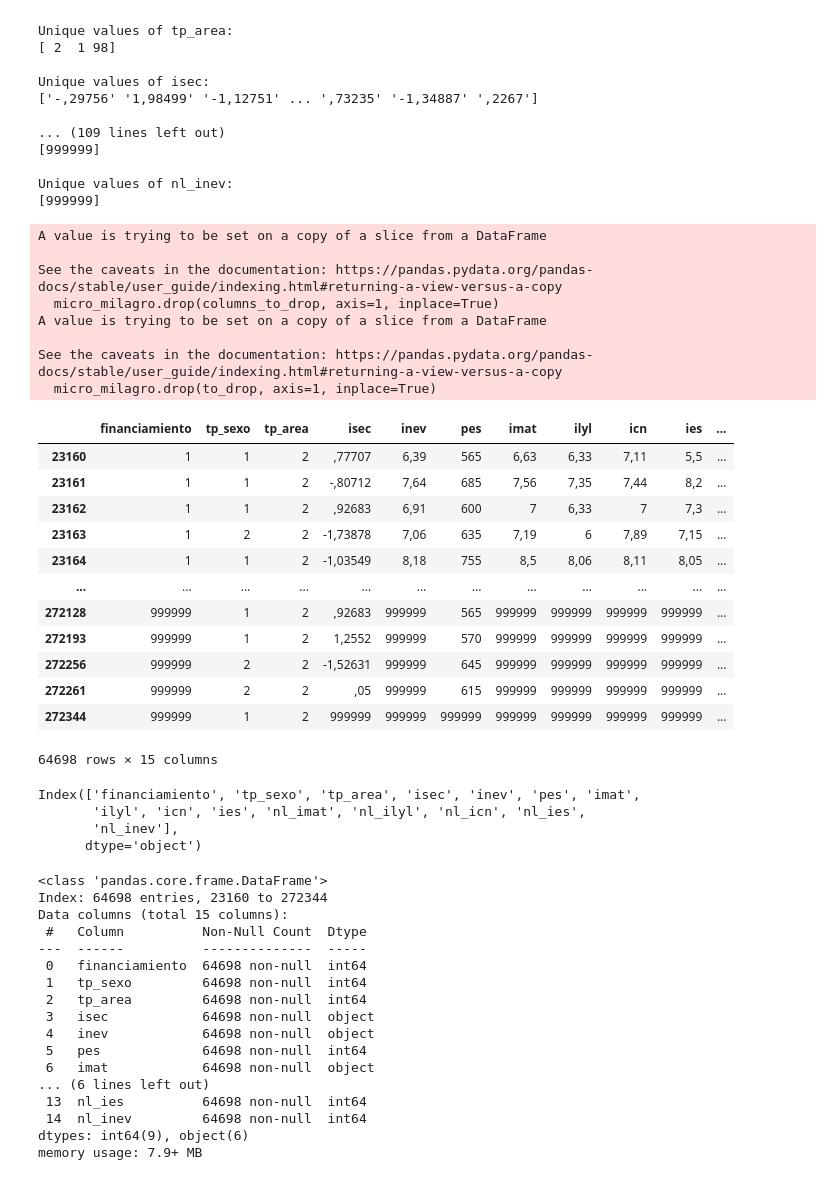
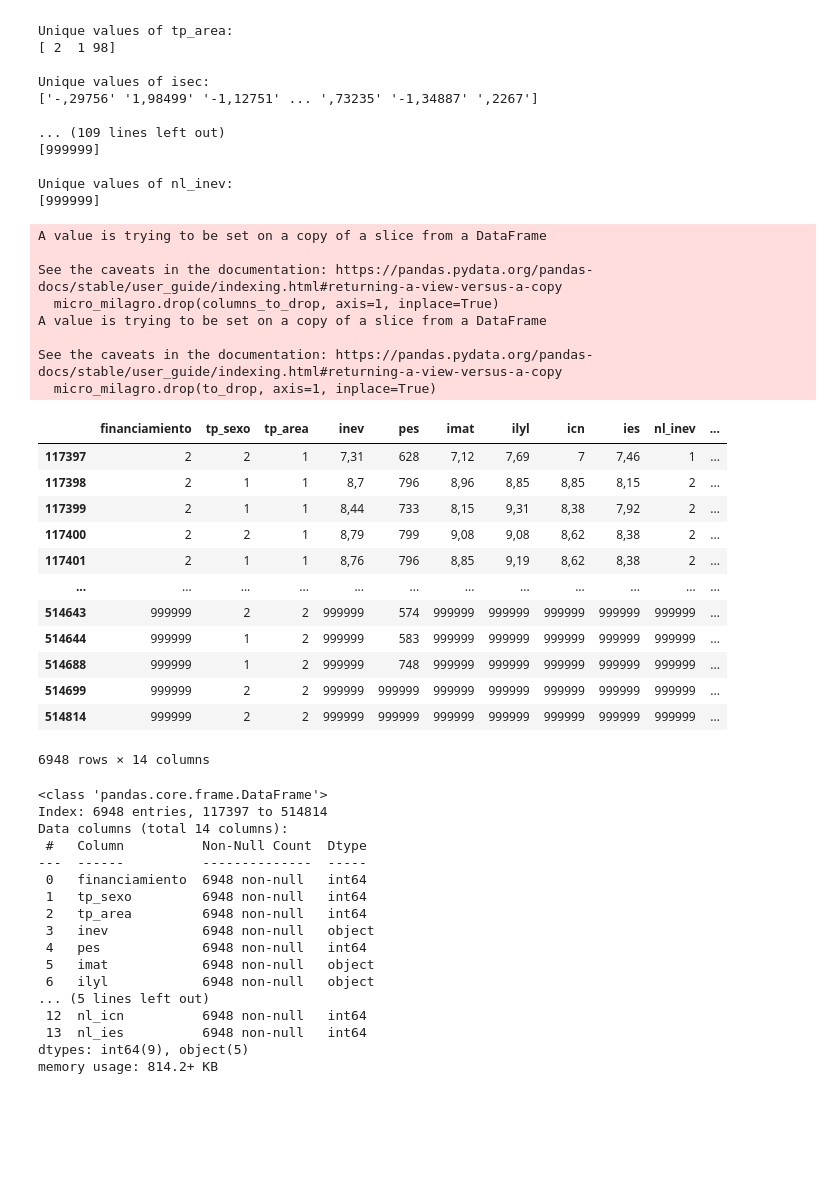
Before and after one commit to BryanEstrada003/Project-2p---Statistics, a Jupyter notebook: analysis.ipynb, the cells around one changed output. Saved outputs shown, nothing was run; the diff lists cells and outputs as text; code cells hidden in the pictures; blank space fills up the shorter version.

Commit message:
General analysis, data manipulation and univariate analysis

```diff
--- a/analysis.ipynb
+++ b/analysis.ipynb
@@ -71,60 +77,57 @@ Unique values of isec:
 Unique values of nl_inev:
 [999999]
 # %%
-micro_milagro = micro[micro["id_cant"] == 901]
+micro= micro_1
+
+# Milagro -> 910
+# Guayaquil -> 901
+micro_milagro = micro[micro["id_cant"] == 910]
 
 columns_to_drop = ['ciclo', 'amie', 'nm_regi', 'es_regeva', 'id_zona', 'id_dist', 'id_circ', 'id_prov', 'id_cant', 'id_parr']
 micro_milagro.drop(columns_to_drop, axis=1, inplace=True)
 
-to_drop = ["tp_sost", "na_eano", "etnibbe", 'discapacidad', 'quintil', 'poblacion', 'estado', "deshonestidad"]
+to_drop = ["tp_sost", "na_eano", "etnibbe", 'discapacidad', 'quintil', 'poblacion', 'estado', "deshonestidad", "isec"]
 micro_milagro.drop(to_drop, axis=1, inplace=True)
 micro_milagro
 # %% [output]
 A value is trying to be set on a copy of a slice from a DataFrame
 
 See the caveats in the documentation: https://pandas.pydata.org/pandas-docs/stable/user_guide/indexing.html#returning-a-view-versus-a-copy
   micro_milagro.drop(columns_to_drop, axis=1, inplace=True)
 A value is trying to be set on a copy of a slice from a DataFrame
 
 See the caveats in the documentation: https://pandas.pydata.org/pandas-docs/stable/user_guide/indexing.html#returning-a-view-versus-a-copy
   micro_milagro.drop(to_drop, axis=1, inplace=True)
-|  | financiamiento | tp_sexo | tp_area | isec | inev | pes | imat | ilyl | icn | ies | ... |
-| 23160 | 1 | 1 | 2 | ,77707 | 6,39 | 565 | 6,63 | 6,33 | 7,11 | 5,5 | ... |
-| 23161 | 1 | 1 | 2 | -,80712 | 7,64 | 685 | 7,56 | 7,35 | 7,44 | 8,2 | ... |
-| 23162 | 1 | 1 | 2 | ,92683 | 6,91 | 600 | 7 | 6,33 | 7 | 7,3 | ... |
-| 23163 | 1 | 2 | 2 | -1,73878 | 7,06 | 635 | 7,19 | 6 | 7,89 | 7,15 | ... |
-| 23164 | 1 | 1 | 2 | -1,03549 | 8,18 | 755 | 8,5 | 8,06 | 8,11 | 8,05 | ... |
+|  | financiamiento | tp_sexo | tp_area | inev | pes | imat | ilyl | icn | ies | nl_inev | ... |
+| 117397 | 2 | 2 | 1 | 7,31 | 628 | 7,12 | 7,69 | 7 | 7,46 | 1 | ... |
+| 117398 | 2 | 1 | 1 | 8,7 | 796 | 8,96 | 8,85 | 8,85 | 8,15 | 2 | ... |
+| 117399 | 2 | 1 | 1 | 8,44 | 733 | 8,15 | 9,31 | 8,38 | 7,92 | 2 | ... |
+| 117400 | 2 | 2 | 1 | 8,79 | 799 | 9,08 | 9,08 | 8,62 | 8,38 | 2 | ... |
+| 117401 | 2 | 1 | 1 | 8,76 | 796 | 8,85 | 9,19 | 8,62 | 8,38 | 2 | ... |
 | ... | ... | ... | ... | ... | ... | ... | ... | ... | ... | ... | ... |
-| 272128 | 999999 | 1 | 2 | ,92683 | 999999 | 565 | 999999 | 999999 | 999999 | 999999 | ... |
-| 272193 | 999999 | 1 | 2 | 1,2552 | 999999 | 570 | 999999 | 999999 | 999999 | 999999 | ... |
-| 272256 | 999999 | 2 | 2 | -1,52631 | 999999 | 645 | 999999 | 999999 | 999999 | 999999 | ... |
-| 272261 | 999999 | 2 | 2 | ,05 | 999999 | 615 | 999999 | 999999 | 999999 | 999999 | ... |
-| 272344 | 999999 | 1 | 2 | 999999 | 999999 | 999999 | 999999 | 999999 | 999999 | 999999 | ... |
+| 514643 | 999999 | 2 | 2 | 999999 | 574 | 999999 | 999999 | 999999 | 999999 | 999999 | ... |
+| 514644 | 999999 | 1 | 2 | 999999 | 583 | 999999 | 999999 | 999999 | 999999 | 999999 | ... |
+| 514688 | 999999 | 1 | 2 | 999999 | 748 | 999999 | 999999 | 999999 | 999999 | 999999 | ... |
+| 514699 | 999999 | 2 | 2 | 999999 | 999999 | 999999 | 999999 | 999999 | 999999 | 999999 | ... |
+| 514814 | 999999 | 2 | 2 | 999999 | 999999 | 999999 | 999999 | 999999 | 999999 | 999999 | ... |
-64698 rows × 15 columns
+6948 rows × 14 columns
-# %%
-micro_milagro.columns
-# %% [output]
-Index(['financiamiento', 'tp_sexo', 'tp_area', 'isec', 'inev', 'pes', 'imat',
-       'ilyl', 'icn', 'ies', 'nl_imat', 'nl_ilyl', 'nl_icn', 'nl_ies',
-       'nl_inev'],
-      dtype='object')
 # %%
 micro_milagro.info()
 # %% [output]
 <class 'pandas.core.frame.DataFrame'>
-Index: 64698 entries, 23160 to 272344
-Data columns (total 15 columns):
+Index: 6948 entries, 117397 to 514814
+Data columns (total 14 columns):
  #   Column          Non-Null Count  Dtype
 ---  ------          --------------  -----
- 0   financiamiento  64698 non-null  int64
- 1   tp_sexo         64698 non-null  int64
- 2   tp_area         64698 non-null  int64
- 3   isec            64698 non-null  object
- 4   inev            64698 non-null  object
- 5   pes             64698 non-null  int64
- 6   imat            64698 non-null  object
-... (6 lines left out)
- 13  nl_ies          64698 non-null  int64
- 14  nl_inev         64698 non-null  int64
-dtypes: int64(9), object(6)
-memory usage: 7.9+ MB
+ 0   financiamiento  6948 non-null   int64
+ 1   tp_sexo         6948 non-null   int64
+ 2   tp_area         6948 non-null   int64
+ 3   inev            6948 non-null   object
+ 4   pes             6948 non-null   int64
+ 5   imat            6948 non-null   object
+ 6   ilyl            6948 non-null   object
+... (5 lines left out)
+ 12  nl_icn          6948 non-null   int64
+ 13  nl_ies          6948 non-null   int64
+dtypes: int64(9), object(5)
+memory usage: 814.2+ KB
```
Also changed, not shown: parts of 12 cells of this notebook.
